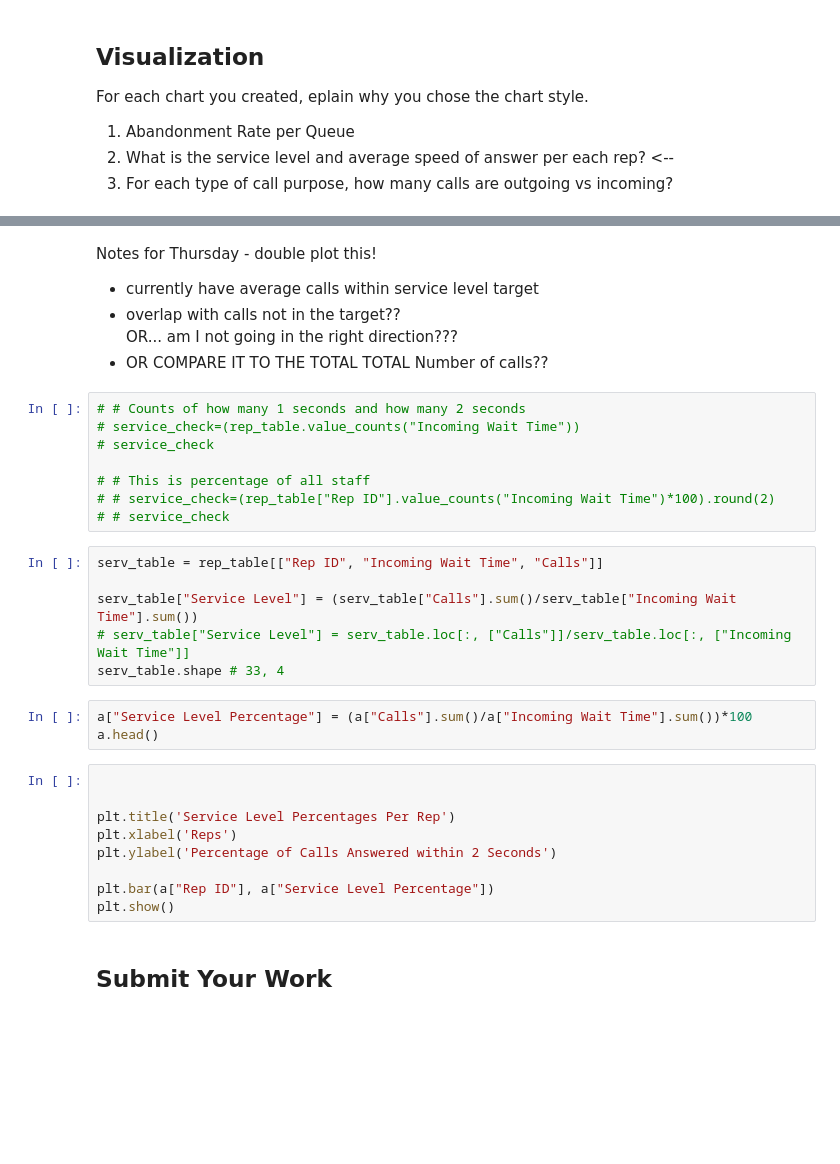
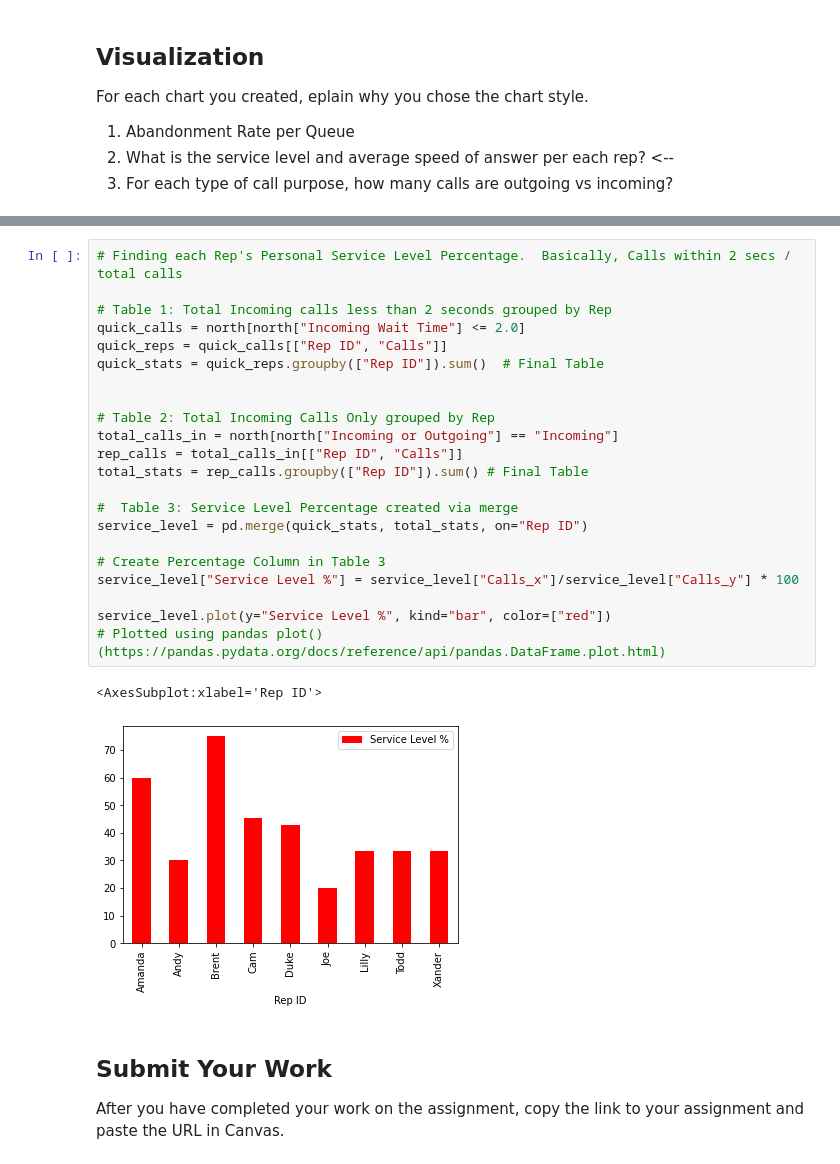
Before and after one commit to gildedgardenia/DA-Assignment-2, a Jupyter notebook: Assignment-2-Solutions.ipynb, the cells around one changed output, grey strips where cells are left out. Drawn from its saved outputs; the diff is of its cells as text; blank space fills up the shorter version.

Commit message:
visualization 2 solution added

```diff
--- a/Assignment-2-Solutions.ipynb
+++ b/Assignment-2-Solutions.ipynb
@@ -305,37 +248,32 @@ a
-# %% [markdown]
-Notes for Thursday - double plot this!
-- currently have average calls within service level target
-- overlap with calls not in the target??
-OR... am I not going in the right direction???
-- OR COMPARE IT TO THE TOTAL TOTAL Number of calls??
-# %%
-# # Counts of how many 1 seconds and how many 2 seconds
-# service_check=(rep_table.value_counts("Incoming Wait Time"))
-# service_check
-
-# # This is percentage of all staff
-# # service_check=(rep_table["Rep ID"].value_counts("Incoming Wait Time")*100).round(2)
-# # service_check
-# %%
-serv_table = rep_table[["Rep ID", "Incoming Wait Time", "Calls"]]
-
-serv_table["Service Level"] = (serv_table["Calls"].sum()/serv_table["Incoming Wait Time"].sum())
-# serv_table["Service Level"] = serv_table.loc[:, ["Calls"]]/serv_table.loc[:, ["Incoming Wait Time"]]
-serv_table.shape # 33, 4
-# %%
-a["Service Level Percentage"] = (a["Calls"].sum()/a["Incoming Wait Time"].sum())*100
-a.head()
-# %%
-
-
-plt.title('Service Level Percentages Per Rep')
-plt.xlabel('Reps')
-plt.ylabel('Percentage of Calls Answered within 2 Seconds')
-
-plt.bar(a["Rep ID"], a["Service Level Percentage"])
-plt.show()
+# %%
+# Finding each Rep's Personal Service Level Percentage.  Basically, Calls within 2 secs / total calls
+
+# Table 1: Total Incoming calls less than 2 seconds grouped by Rep
+quick_calls = north[north["Incoming Wait Time"] <= 2.0]
+quick_reps = quick_calls[["Rep ID", "Calls"]]
+quick_stats = quick_reps.groupby(["Rep ID"]).sum()  # Final Table
+
+
+# Table 2: Total Incoming Calls Only grouped by Rep
+total_calls_in = north[north["Incoming or Outgoing"] == "Incoming"]
+rep_calls = total_calls_in[["Rep ID", "Calls"]]
+total_stats = rep_calls.groupby(["Rep ID"]).sum() # Final Table
+
+#  Table 3: Service Level Percentage created via merge
+service_level = pd.merge(quick_stats, total_stats, on="Rep ID")
+
+# Create Percentage Column in Table 3
+service_level["Service Level %"] = service_level["Calls_x"]/service_level["Calls_y"] * 100
+
+service_level.plot(y="Service Level %", kind="bar", color=["red"])
+# Plotted using pandas plot() (https://pandas.pydata.org/docs/reference/api/pandas.DataFrame.plot.html)
+# %% [output]
+<AxesSubplot:xlabel='Rep ID'>
+[figure, added]
 # %% [markdown]
 ## Submit Your Work
+
+After you have completed your work on the assignment, copy the link to your assignment and paste the URL in Canvas.
 # %% [markdown]
 ## Bonus Mission
 
```
Also changed, not shown: parts of 9 cells of this notebook.
